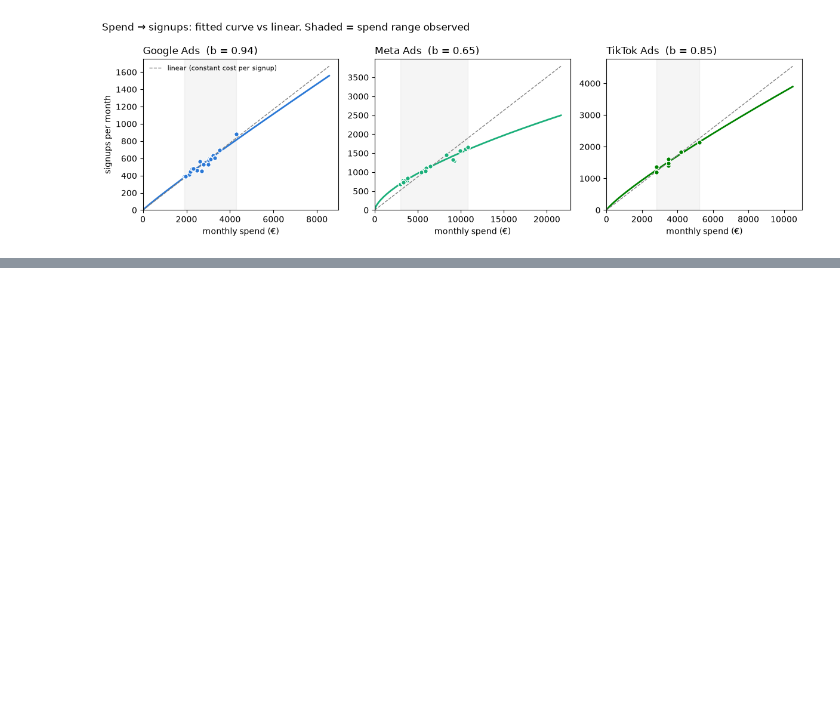
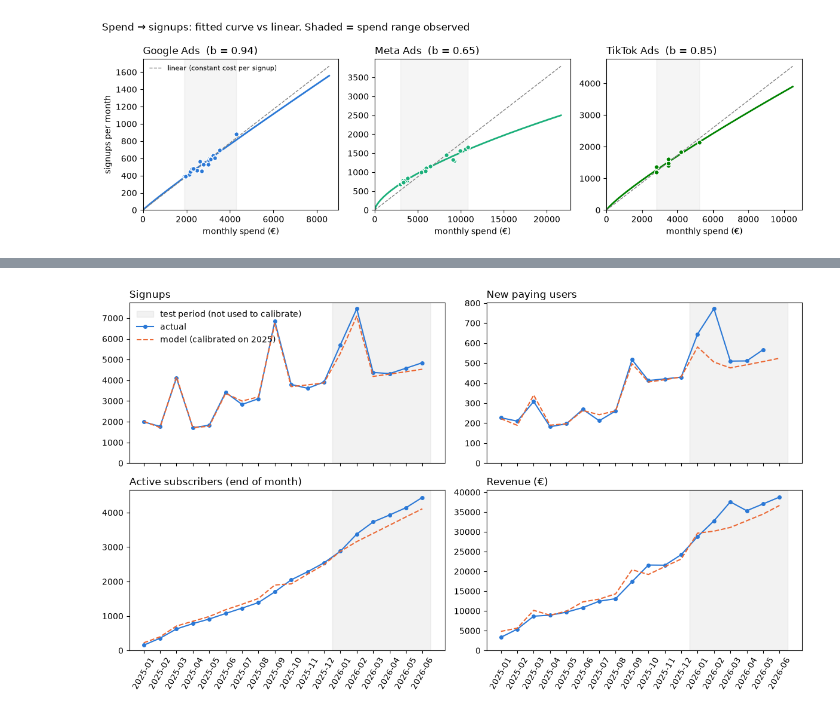
Before and after one commit to abdo0620/Filoop, a Jupyter notebook: notebooks/growth_model.ipynb, the cells around one changed output, grey strips where cells are left out. Saved outputs shown, nothing was run; the diff lists cells and outputs as text; code cells hidden in the pictures; blank space fills up the shorter version.

```diff
--- a/notebooks/growth_model.ipynb
+++ b/notebooks/growth_model.ipynb
@@ -187,0 +378,26 @@ plt.show()
+# %%
+month_end = MONTHS.to_timestamp(how="end")
+start, stop = user["subscription_start_date"], user["subscription_end_date"]
+
+pay = user[user["paid"]]
+period_days = np.where(pay["plan"] == "annual", 365, 30.44)
+n_pay = np.maximum(1, np.ceil(pay["paid_days"] / period_days)).astype(int)
+k = np.concatenate([np.arange(n) for n in n_pay])
+pay_dates = pay["subscription_start_date"].repeat(n_pay) + pd.to_timedelta(k * period_days.repeat(n_pay), unit="D")
+pay_price = np.where(pay["plan"] == "annual", PARAMS["price_annual"], PARAMS["price_monthly"]).repeat(n_pay)
+
+actual = pd.DataFrame({
+    "signups": signups.sum(axis=1),
+    "new_paid": user.groupby("cohort")["paid"].sum().reindex(MONTHS),
+    "active_subs": [((start <= e) & (stop.isna() | (stop > e))).sum() for e in month_end],
+    "revenue": pd.Series(pay_price, index=pay_dates.dt.to_period("M").values).groupby(level=0).sum().reindex(MONTHS),
+})
+actual.loc[pd.Period("2026-06", "M"), "new_paid"] = np.nan
+predicted = pd.DataFrame({k: v.sum(axis=1) for k, v in model_bt.items()})
+
+train = MONTHS < pd.Period("2026-01", "M")
+mape = lambda a, p: (abs(p - a) / a).mean()
+pd.DataFrame({
+    "MAPE 2025 (calibration)": {c: mape(actual.loc[train, c], predicted.loc[train, c]) for c in actual},
+    "MAPE Jan-Jun 2026 (test)": {c: mape(actual.loc[~train, c], predicted.loc[~train, c]) for c in actual},
+}).style.format("{:.1%}")
@@ -187,0 +410,16 @@ plt.show()
+# %%
+titles = {"signups": "Signups", "new_paid": "New paying users", "active_subs": "Active subscribers (end of month)", "revenue": "Revenue (€)"}
+x = np.arange(len(MONTHS))
+fig, axes = plt.subplots(2, 2, figsize=(12, 7), sharex=True)
+for ax, c in zip(axes.flat, titles):
+    ax.axvspan(11.5, len(MONTHS) - 0.5, color="grey", alpha=0.1, label="test period (not used to calibrate)")
+    ax.plot(x, actual[c], color="#2a78d6", marker="o", ms=4, label="actual")
+    ax.plot(x, predicted[c], color="#eb6834", ls="--", label="model (calibrated on 2025)")
+    ax.set_title(titles[c], loc="left")
+    ax.set_ylim(0)
+    ax.set_xticks(x, MONTHS.astype(str), rotation=60)
+axes[0, 0].legend(frameon=False, loc="upper left")
+plt.tight_layout()
+plt.show()
+# %% [output]
+[figure, added]
```
Also changed, not shown: parts of 24 cells of this notebook.
